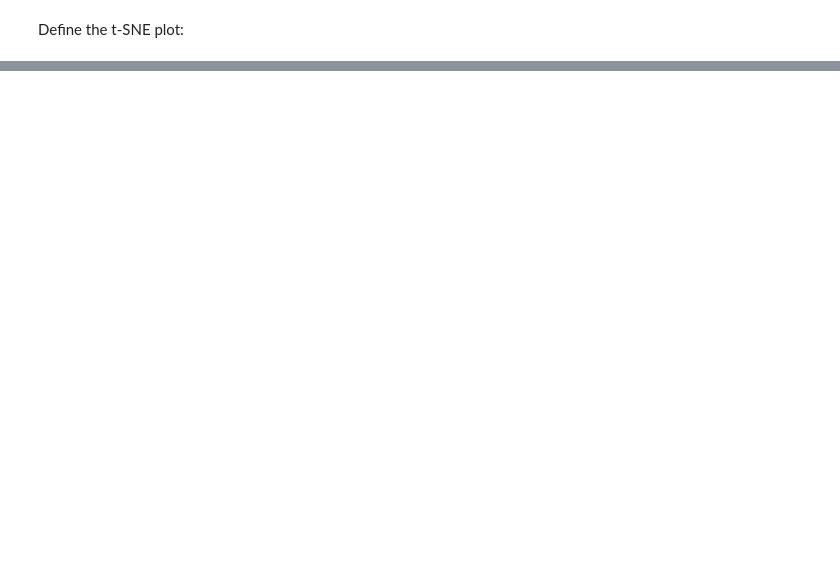
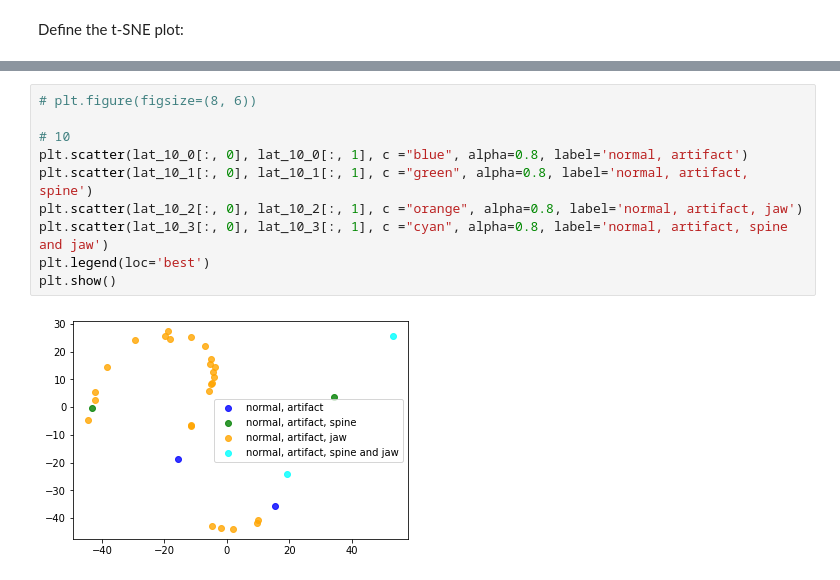
Before and after one commit to ElifEmanet/dental_imaging, a Jupyter notebook: notebooks/latent_repr_tsne_plot.ipynb, the cells around one changed output, grey strips where cells are left out. Drawn from its saved outputs; the diff is of its cells as text; blank space fills up the shorter version.

```diff
--- a/notebooks/latent_repr_tsne_plot.ipynb
+++ b/notebooks/latent_repr_tsne_plot.ipynb
@@ -40,0 +58,12 @@ plt.show()
+# %%
+# plt.figure(figsize=(8, 6))
+
+# 10
+plt.scatter(lat_10_0[:, 0], lat_10_0[:, 1], c ="blue", alpha=0.8, label='normal, artifact')
+plt.scatter(lat_10_1[:, 0], lat_10_1[:, 1], c ="green", alpha=0.8, label='normal, artifact, spine')
+plt.scatter(lat_10_2[:, 0], lat_10_2[:, 1], c ="orange", alpha=0.8, label='normal, artifact, jaw')
+plt.scatter(lat_10_3[:, 0], lat_10_3[:, 1], c ="cyan", alpha=0.8, label='normal, artifact, spine and jaw')
+plt.legend(loc='best')
+plt.show()
+# %% [output]
+[figure, added]
```
Also changed, not shown: parts of 7 cells of this notebook, 14 other files.
